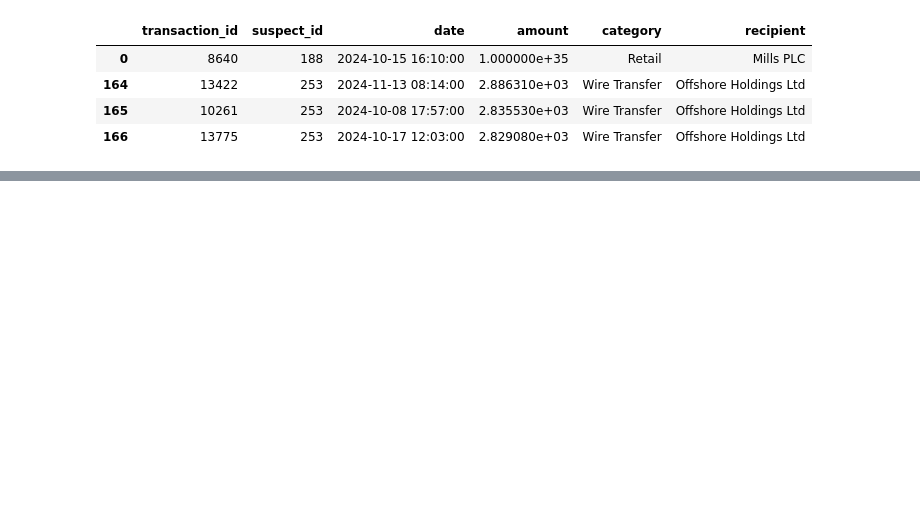
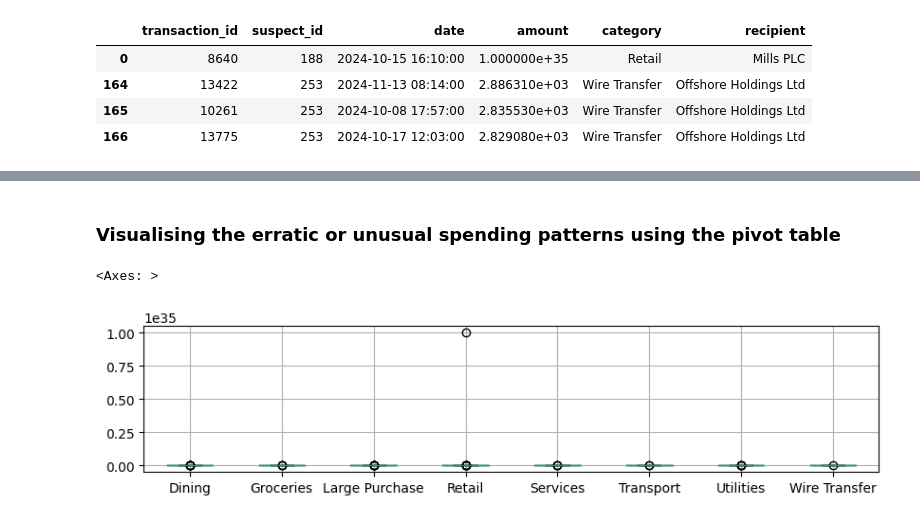
Before and after one commit to Jaslyn10/Vane_Capital_Case, a Jupyter notebook: Vane_Capital_Case.ipynb, the cells around one changed output, grey strips where cells are left out. Cells and saved outputs as stored; diff of their text form; code cells hidden in the pictures; blank space fills up the shorter version.

```diff
--- a/Vane_Capital_Case.ipynb
+++ b/Vane_Capital_Case.ipynb
@@ -620,0 +658,7 @@ pivot_table.head()
+# %% [markdown]
+### Visualising the erratic or unusual spending patterns using the pivot table
+# %%
+pivot_table.boxplot(figsize = (10,2))
+# %% [output]
+<Axes: >
+[figure, added]
```
Also changed, not shown: parts of 24 cells of this notebook.
